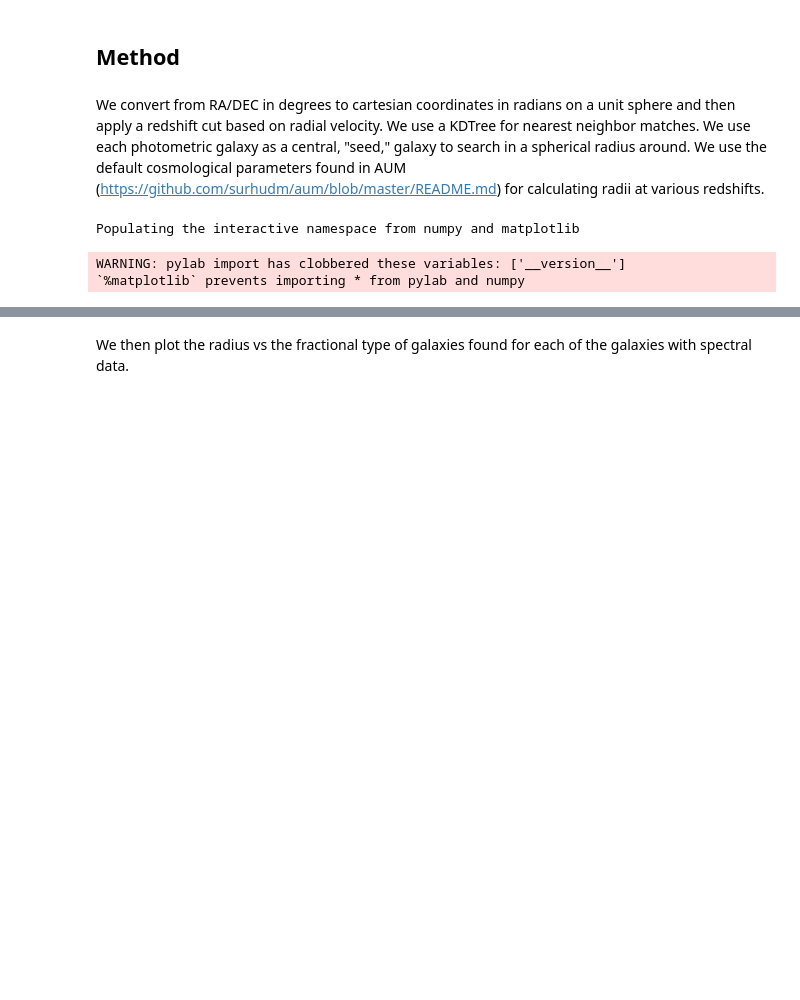
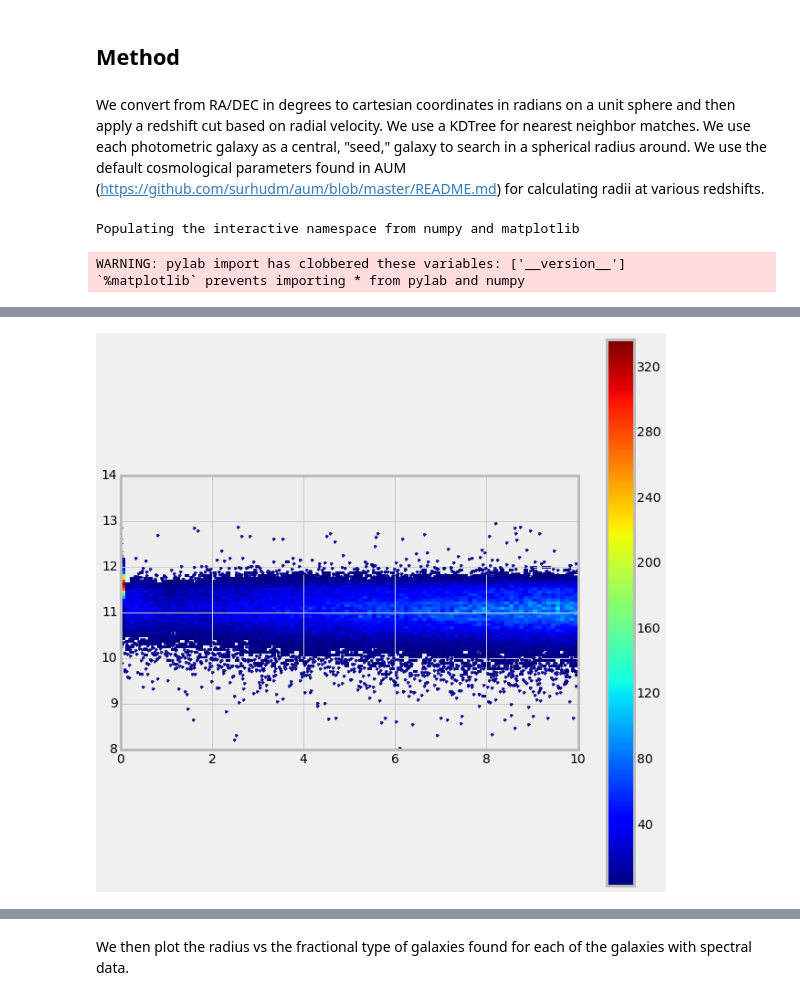
Before and after one commit to meljrose/IPMU, a Jupyter notebook: BH, Halo Accretion Rates & Occurrence of AGN.ipynb, the cells around one changed output, grey strips where cells are left out. Cells and saved outputs as stored; diff of their text form; code cells hidden in the pictures; blank space fills up the shorter version.

```diff
--- a/BH, Halo Accretion Rates & Occurrence of AGN.ipynb
+++ b/BH, Halo Accretion Rates & Occurrence of AGN.ipynb
@@ -442 +630,33 @@ if show_bar:
+# %%
+
+
+
+#histogram definition
+xyrange = [[0,10],[8,14]] # data range
+bins = [100,100] # number of bins
+thresh = 3  #density threshold
+
+#data definition
+N = 1e5;
+xdat = highc_concat_dists
+ydat = highc_concat_masses
+
+# histogram the data
+hh, locx, locy = scipy.histogram2d(xdat, ydat, range=xyrange, bins=bins)
+posx = np.digitize(xdat, locx)
+posy = np.digitize(ydat, locy)
+
+#select points within the histogram
+ind = (posx > 0) & (posx <= bins[0]) & (posy > 0) & (posy <= bins[1])
+hhsub = hh[posx[ind] - 1, posy[ind] - 1] # values of the histogram where the points are
+xdat1 = xdat[ind][hhsub < thresh] # low density points
+ydat1 = ydat[ind][hhsub < thresh]
+hh[hh < thresh] = np.nan # fill the areas with low density by NaNs
+
+plt.imshow(np.flipud(hh.T),cmap='jet',extent=np.array(xyrange).flatten(), interpolation='none', origin='upper')
+plt.colorbar()
+plt.plot(xdat1, ydat1, '.',color='darkblue')
+plt.show()
+# %% [output]
+[figure, added]
 # %%
```
Also changed, not shown: parts of 26 cells of this notebook.
